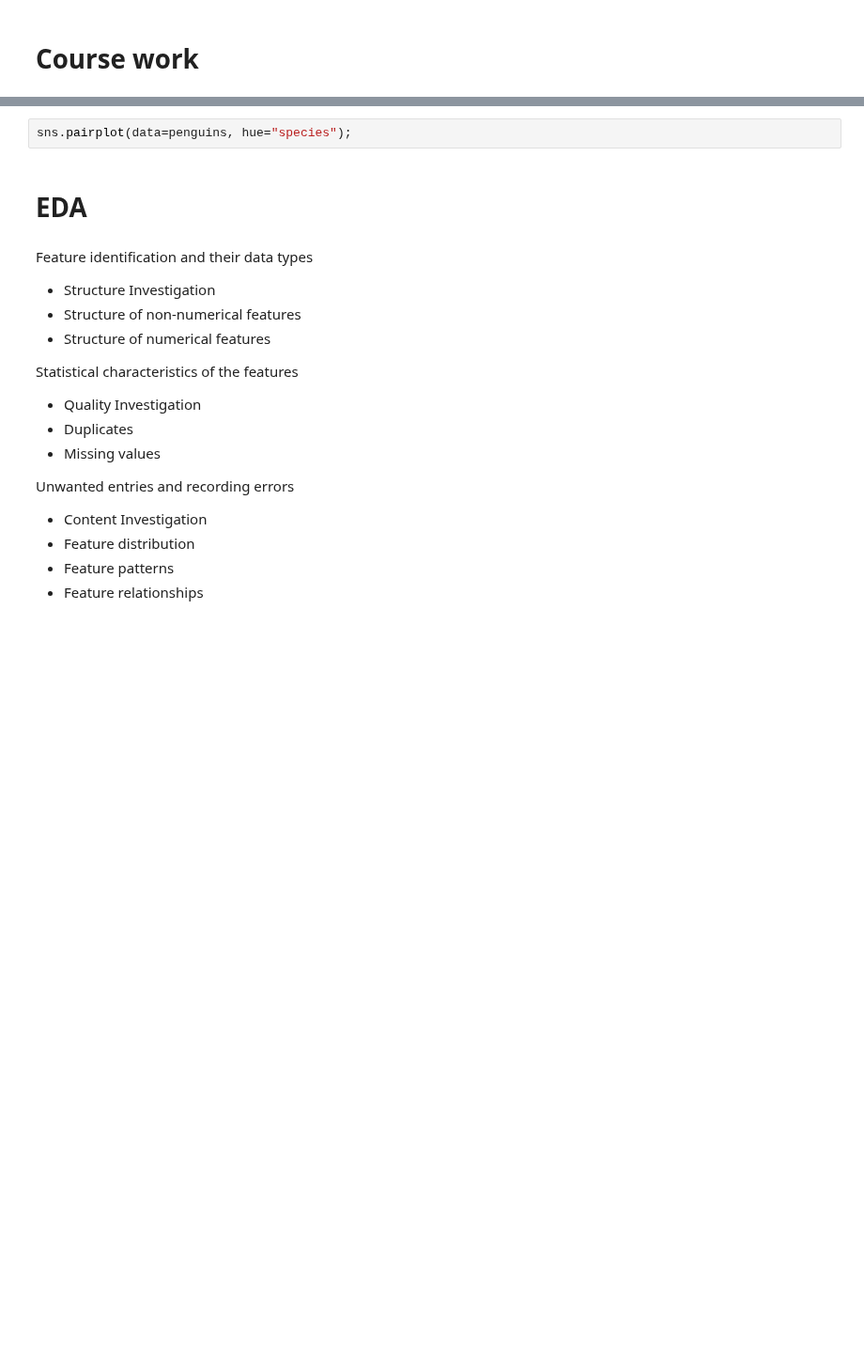
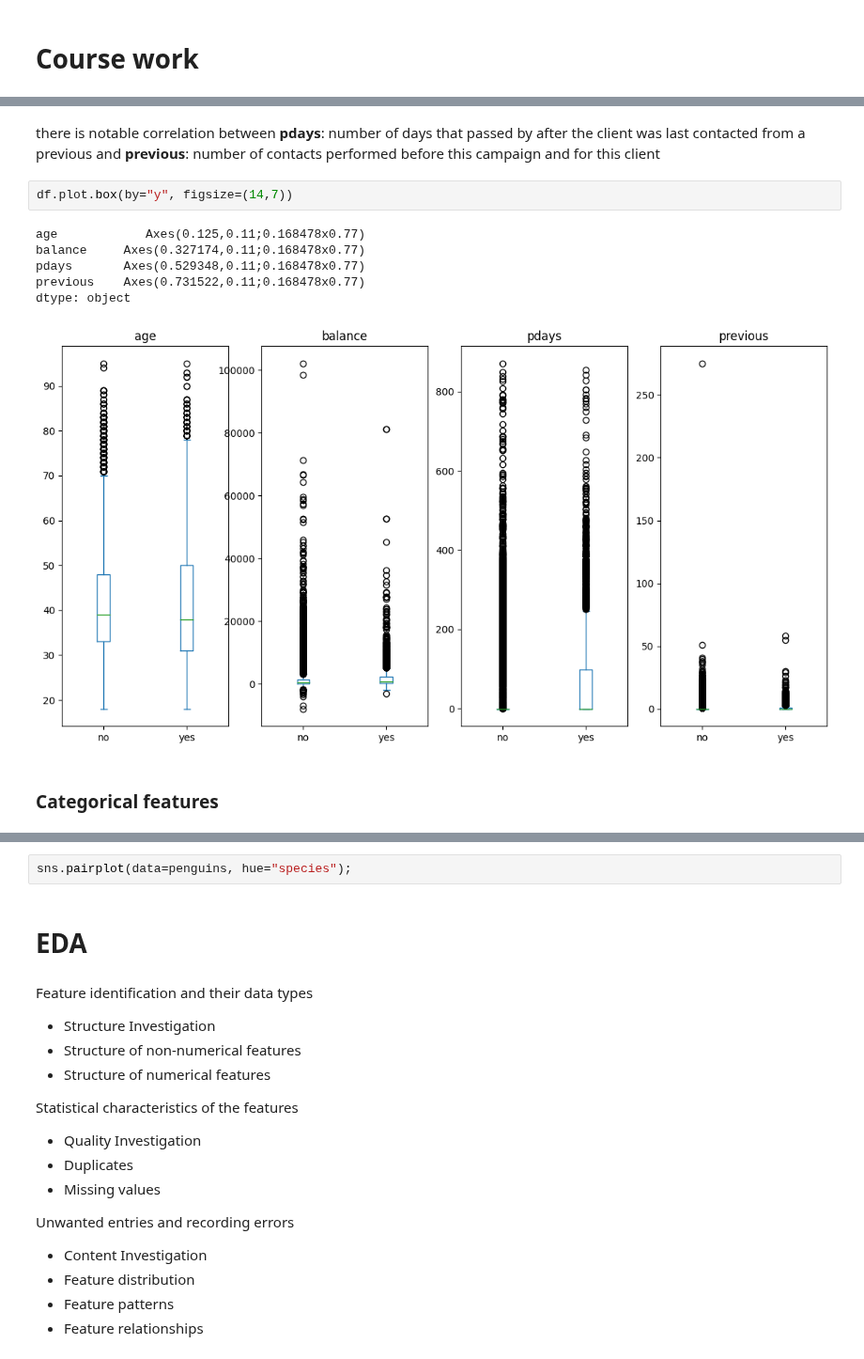
Before and after one commit to dmytrovelychko/rd_ds_python, a Jupyter notebook: cw.ipynb, the cells around one changed output, grey strips where cells are left out. Shown at 94% size. Cells and saved outputs as stored; diff of their text form; blank space fills up the shorter version.

```diff
--- a/cw.ipynb
+++ b/cw.ipynb
@@ -100,0 +102,14 @@ Churn is a target column. Other features already in a
+# %% [markdown]
+there is notable correlation between **pdays**: number of days that passed by after the client was last contacted from a previous
+and **previous**: number of contacts performed before this campaign and for this client
+# %%
+df.plot.box(by="y", figsize=(14,7))
+# %% [output]
+age            Axes(0.125,0.11;0.168478x0.77)
+balance     Axes(0.327174,0.11;0.168478x0.77)
+pdays       Axes(0.529348,0.11;0.168478x0.77)
+previous    Axes(0.731522,0.11;0.168478x0.77)
+dtype: object
+[figure, added]
+# %% [markdown]
+### Categorical features
```
Also changed, not shown: parts of 24 cells of this notebook.
